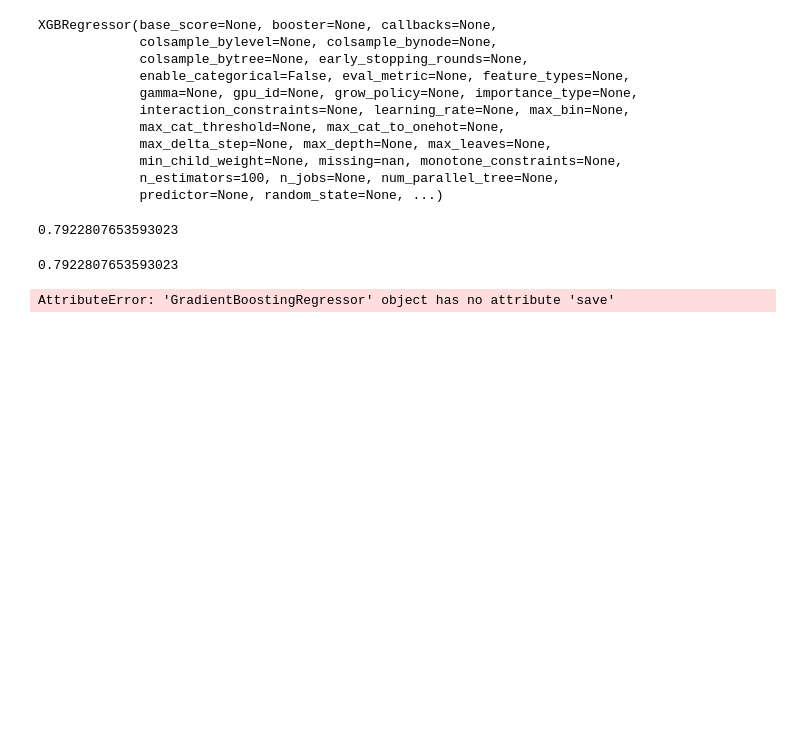
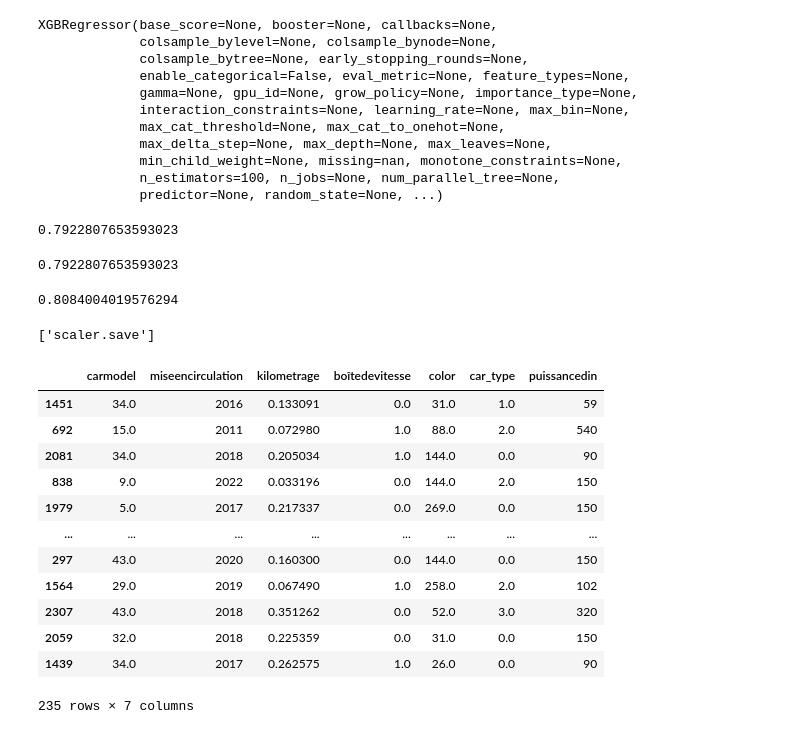
Before and after one commit to IvanBF9/MachineLearningCarPrice, a Jupyter notebook: notebook/used_car_french.ipynb, the cells around one changed output. Saved outputs shown, nothing was run; the diff lists cells and outputs as text; code cells hidden in the pictures; blank space fills up the shorter version.

Commit message:
predict with scaler

```diff
--- a/notebook/used_car_french.ipynb
+++ b/notebook/used_car_french.ipynb
@@ -315,8 +315,7 @@ r2_score(predictions, Y_test)
 from sklearn.ensemble import GradientBoostingRegressor
 gradient = GradientBoostingRegressor()
 gradient.fit(X_train, Y_train)
-gradient
 predictions = gradient.predict(X_test)
 r2_score(predictions, Y_test)
 # %% [output]
-AttributeError: 'GradientBoostingRegressor' object has no attribute 'save'
+0.8084004019576294
@@ -322,0 +324,22 @@ AttributeError: 'GradientBoostingRegressor' object has no attribute 'save'
+# %%
+pickle.dump(gradient, open('model', 'wb'))
+import joblib
+joblib.dump(scaler, 'scaler.save')
+# %% [output]
+['scaler.save']
+# %%
+X_test
+# %% [output]
+|  | carmodel | miseencirculation | kilometrage | boîtedevitesse | color | car_type | puissancedin |
+| 1451 | 34.0 | 2016 | 0.133091 | 0.0 | 31.0 | 1.0 | 59 |
+| 692 | 15.0 | 2011 | 0.072980 | 1.0 | 88.0 | 2.0 | 540 |
+| 2081 | 34.0 | 2018 | 0.205034 | 1.0 | 144.0 | 0.0 | 90 |
+| 838 | 9.0 | 2022 | 0.033196 | 0.0 | 144.0 | 2.0 | 150 |
+| 1979 | 5.0 | 2017 | 0.217337 | 0.0 | 269.0 | 0.0 | 150 |
+| ... | ... | ... | ... | ... | ... | ... | ... |
+| 297 | 43.0 | 2020 | 0.160300 | 0.0 | 144.0 | 0.0 | 150 |
+| 1564 | 29.0 | 2019 | 0.067490 | 1.0 | 258.0 | 2.0 | 102 |
+| 2307 | 43.0 | 2018 | 0.351262 | 0.0 | 52.0 | 3.0 | 320 |
+| 2059 | 32.0 | 2018 | 0.225359 | 0.0 | 31.0 | 0.0 | 150 |
+| 1439 | 34.0 | 2017 | 0.262575 | 1.0 | 26.0 | 0.0 | 90 |
+235 rows × 7 columns
```
Also changed, not shown: parts of 1 cell of this notebook, 4 other files.
